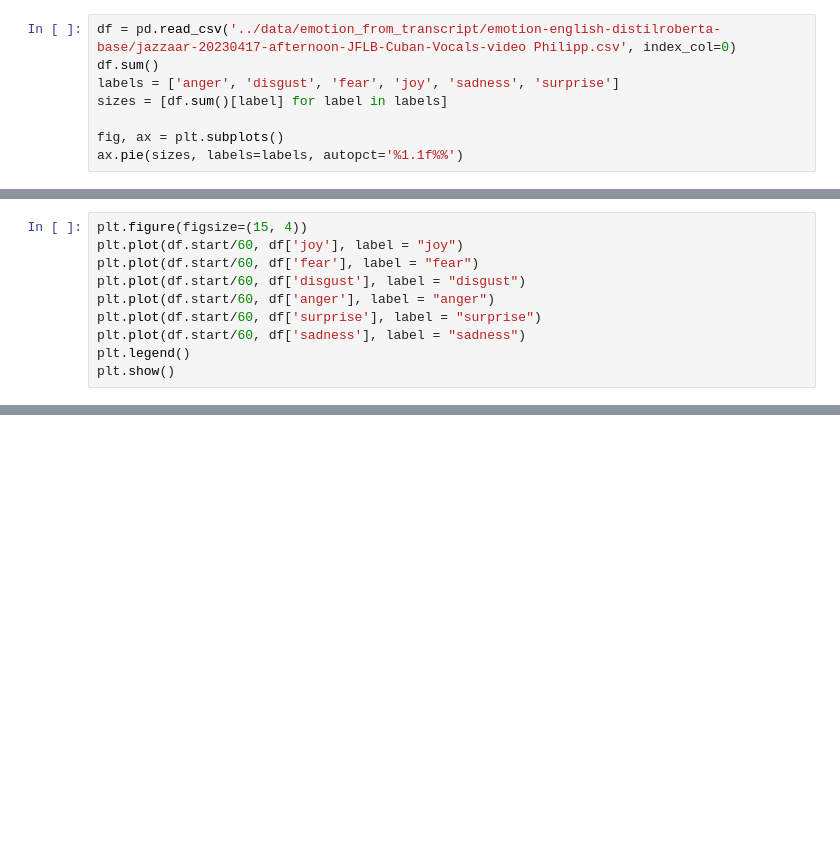
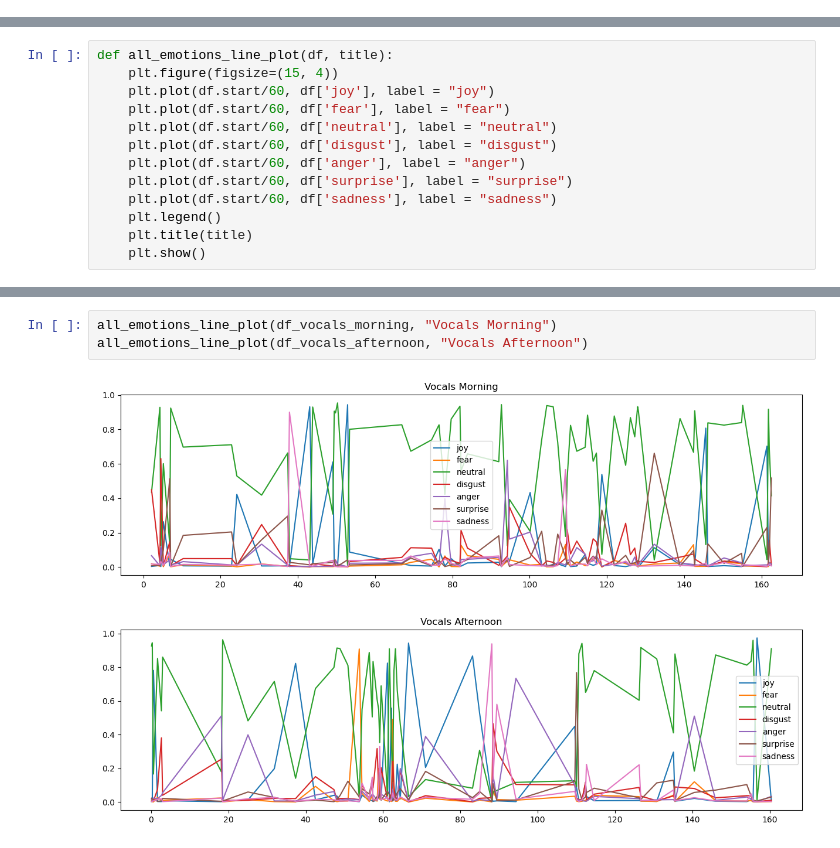
Before and after one commit to RavenRudi/coin_jazz, a Jupyter notebook: notebooks/text_to_emotion_plots.ipynb, the cells around one changed output, grey strips where cells are left out. Cells and saved outputs as stored; diff of their text form; blank space fills up the shorter version.

```diff
--- a/notebooks/text_to_emotion_plots.ipynb
+++ b/notebooks/text_to_emotion_plots.ipynb
@@ -4,8 +4,0 @@ import matplotlib.pyplot as plt
-# %%
-df = pd.read_csv('../data/emotion_from_transcript/emotion-english-distilroberta-base/jazzaar-20230417-afternoon-JFLB-Cuban-Vocals-video Philipp.csv', index_col=0)
-df.sum()
-labels = ['anger', 'disgust', 'fear', 'joy', 'sadness', 'surprise']
-sizes = [df.sum()[label] for label in labels]
-
-fig, ax = plt.subplots()
-ax.pie(sizes, labels=labels, autopct='%1.1f%%')
@@ -32,10 +50,13 @@ ax.pie(sizes, labels=labels, autopct='%1.1f%%')
 # %%
-plt.figure(figsize=(15, 4))
-plt.plot(df.start/60, df['joy'], label = "joy")
-plt.plot(df.start/60, df['fear'], label = "fear")
-plt.plot(df.start/60, df['disgust'], label = "disgust")
-plt.plot(df.start/60, df['anger'], label = "anger")
-plt.plot(df.start/60, df['surprise'], label = "surprise")
-plt.plot(df.start/60, df['sadness'], label = "sadness")
-plt.legend()
-plt.show()
+def all_emotions_line_plot(df, title):
+    plt.figure(figsize=(15, 4))
+    plt.plot(df.start/60, df['joy'], label = "joy")
+    plt.plot(df.start/60, df['fear'], label = "fear")
+    plt.plot(df.start/60, df['neutral'], label = "neutral")
+    plt.plot(df.start/60, df['disgust'], label = "disgust")
+    plt.plot(df.start/60, df['anger'], label = "anger")
+    plt.plot(df.start/60, df['surprise'], label = "surprise")
+    plt.plot(df.start/60, df['sadness'], label = "sadness")
+    plt.legend()
+    plt.title(title)
+    plt.show()
@@ -146,0 +99,6 @@ plt.show()
+# %%
+all_emotions_line_plot(df_vocals_morning, "Vocals Morning")
+all_emotions_line_plot(df_vocals_afternoon, "Vocals Afternoon")
+# %% [output]
+[figure, added]
+[figure, added]
```
Also changed, not shown: parts of 29 cells of this notebook.
